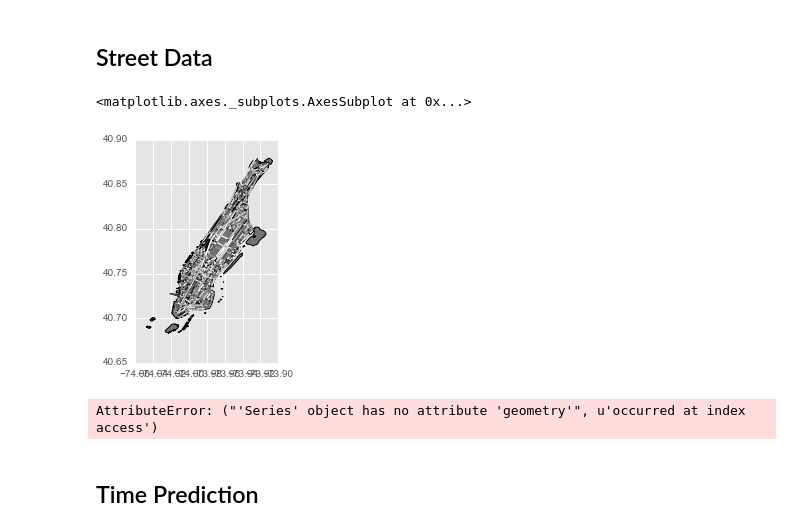
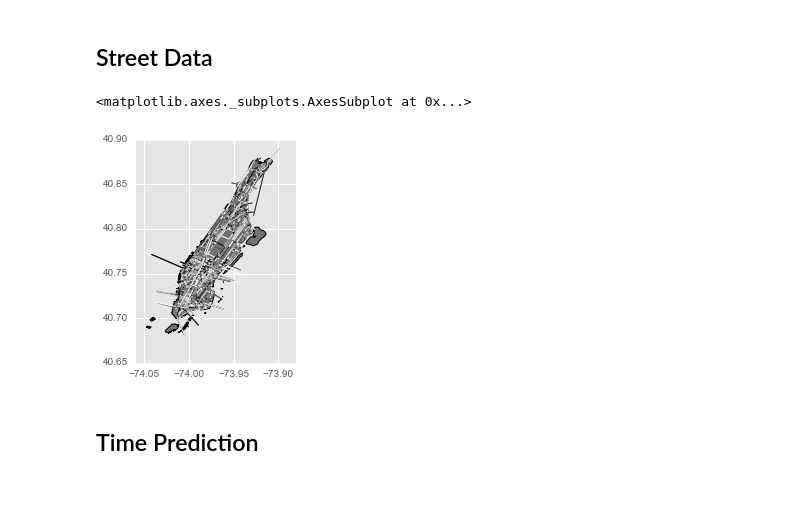
Before and after one commit to dhruvcmu/practicaldatascience, a Jupyter notebook: Final_Report.ipynb, the cells around one changed output. Drawn from its saved outputs; the diff is of its cells as text; code cells hidden in the pictures; blank space fills up the shorter version.

Commit message:
exploration of road data

```diff
--- a/Final_Report.ipynb
+++ b/Final_Report.ipynb
@@ -321,20 +324,18 @@ day_dist.plot()
 # %% [markdown]
 ## Street Data
 # %%
-roads = gpd.GeoDataFrame.from_file('../new-york_new-york.imposm-shapefiles/new-york_new-york_osm_roads_gen0.shp').to_crs({'init': 'epsg:4326'})
-roads1 = gpd.GeoDataFrame.from_file('../new-york_new-york.imposm-shapefiles/new-york_new-york_osm_roads_gen1.shp').to_crs({'init': 'epsg:4326'})
+# roads = gpd.GeoDataFrame.from_file('../new-york_new-york.imposm-shapefiles/new-york_new-york_osm_roads_gen0.shp').to_crs({'init': 'epsg:4326'})
+# roads1 = gpd.GeoDataFrame.from_file('../new-york_new-york.imposm-shapefiles/new-york_new-york_osm_roads_gen1.shp').to_crs({'init': 'epsg:4326'})
 base = boros[boros['BoroName']=='Manhattan'].plot()
-manhattan_roads = keep_manhattan(roads)
-manhattan_roads1 = keep_manhattan(roads1)
+# manhattan_roads = keep_manhattan(roads,method='intersects')
+# manhattan_roads1 = keep_manhattan(roads1,method='intersects')
 manhattan_roads.plot(ax=base)
-manhattan_roads1.plot(ax=base)
+# manhattan_roads1.plot(ax=base)
 # %% [output]
 <matplotlib.axes._subplots.AxesSubplot at 0x...>
-[figure, old version]
+[figure, new version]
 # %%
-print manhattan_roads.apply(lambda x: x.geometry.length)#['name'].value_counts()[:50]
+# print manhattan_roads.apply(lambda x: x.geometry.length)#['name'].value_counts()[:50]
-# %% [output]
-AttributeError: ("'Series' object has no attribute 'geometry'", u'occurred at index access')
 # %% [markdown]
 ## Time Prediction
 # %%
```
Also changed, not shown: parts of 3 cells of this notebook.
